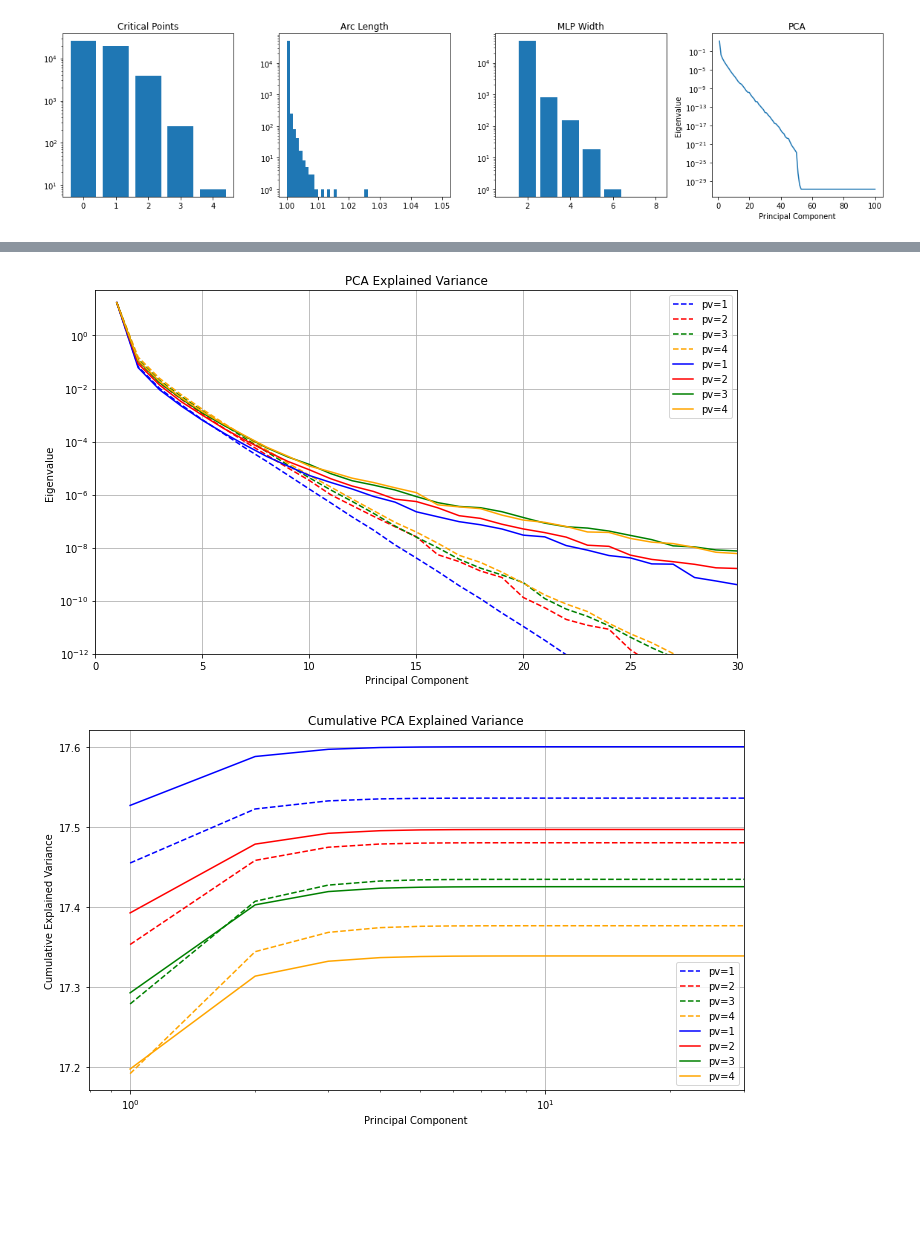
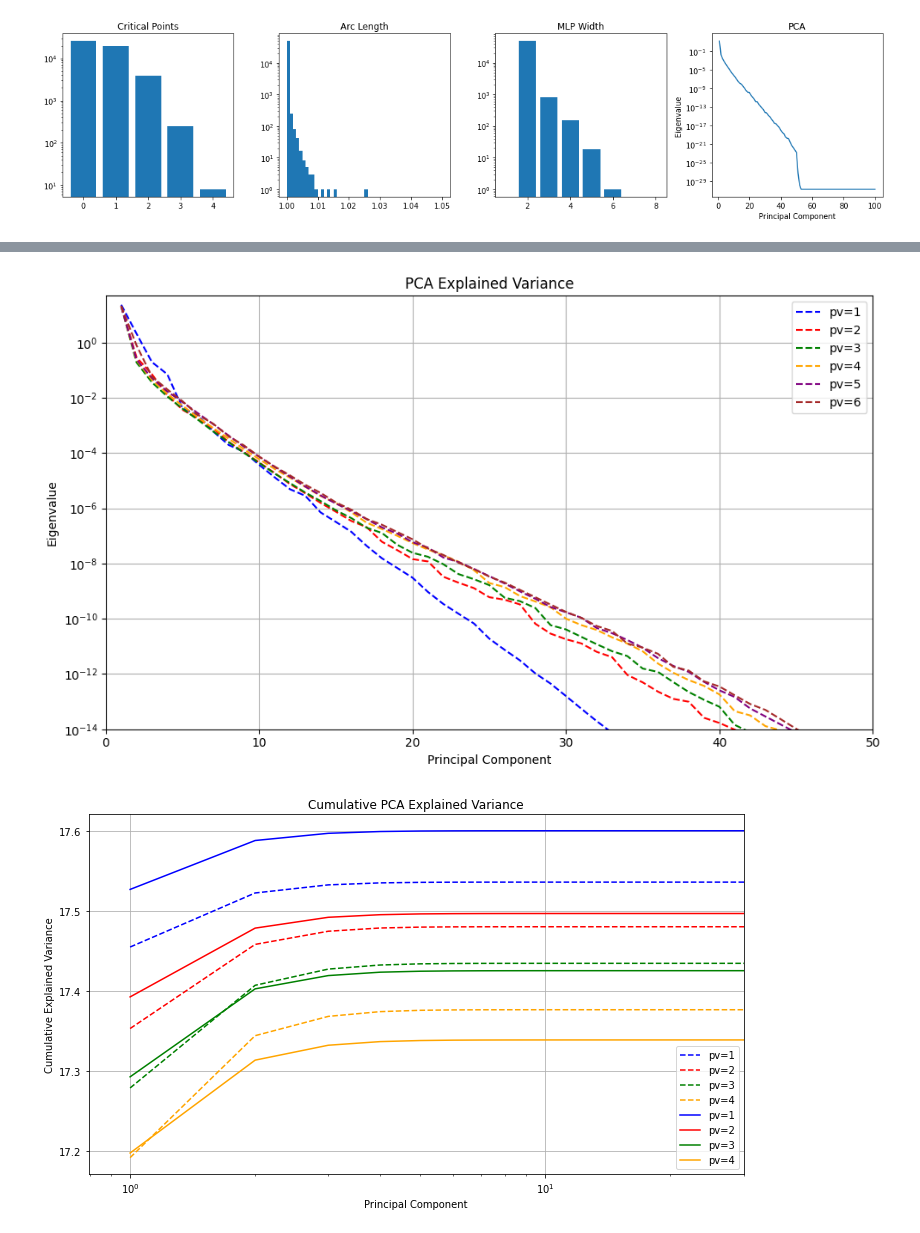
Before and after one commit to csfloyd/GlycanAnalysis, a Jupyter notebook: Python/analyze_data_signaling.ipynb, the cells around one changed output, grey strips where cells are left out. Saved outputs shown, nothing was run; the diff lists cells and outputs as text; code cells hidden in the pictures; blank space fills up the shorter version.

```diff
--- a/Python/analyze_data_signaling.ipynb
+++ b/Python/analyze_data_signaling.ipynb
@@ -213,7 +927,7 @@ plt.show()
 # %%
 # Plot PCA explained variances for multiple pv values
-path = "/Users/csfloyd/Dropbox/Projects/GlycanAnalysis/AnalyzedData/ff_scan_pr0/"
-pv_sublist = ["1", "2", "3", "4"]  # Define which pv values to plot
+path = "/Users/csfloyd/Dropbox/Projects/GlycanAnalysis/AnalyzedData/ff_scan_pr0_l/"
+pv_sublist = ["1", "2", "3", "4", "5", "6"]  # Define which pv values to plot
 colors = ['blue', 'red', 'green', 'orange', 'purple', 'brown', 'pink', 'gray']  # Color options
 
 # Create single panel plot
@@ -222,52 +936,52 @@ plt.figure(figsize=(10, 6))
 # Plot PCA for each pv value
 for i, pv in enumerate(pv_sublist):
     file = path + pv + "/pca.pkl"
     try:
         with open(file, "rb") as f:
             data = pickle.load(f)
 
         # Get the eigenvalues (principal component values)
         pc_values = data['network_data'][0]['result_value']['explained_variance']
 
         # Plot principal component values in descending order
         plt.plot(range(1, len(pc_values)+1), pc_values, '--',
                 color=colors[i % len(colors)], label=f'pv={pv}')
     except FileNotFoundError:
         print(f"File not found for pv={pv}: {file}")
     except Exception as e:
         print(f"Error processing pv={pv}: {e}")
 
-path = "/Users/csfloyd/Dropbox/Projects/GlycanAnalysis/AnalyzedData/ff_scan_pr1/"
-# Plot PCA for each pv value
-for i, pv in enumerate(pv_sublist):
-    file = path + pv + "/pca.pkl"
-    try:
-        with open(file, "rb") as f:
-            data = pickle.load(f)
+# path = "/Users/csfloyd/Dropbox/Projects/GlycanAnalysis/AnalyzedData/ff_scan_pr1/"
+# # Plot PCA for each pv value
+# for i, pv in enumerate(pv_sublist):
+#     file = path + pv + "/pca.pkl"
+#     try:
+#         with open(file, "rb") as f:
+#             data = pickle.load(f)
 
-        # Get the eigenvalues (principal component values)
-        pc_values = data['network_data'][0]['result_value']['explained_variance']
+#         # Get the eigenvalues (principal component values)
+#         pc_values = data['network_data'][0]['result_value']['explained_variance']
 
-        # Plot principal component values in descending order
-        plt.plot(range(1, len(pc_values)+1), pc_values, '-',
-                color=colors[i % len(colors)], label=f'pv={pv}')
-    except FileNotFoundError:
-        print(f"File not found for pv={pv}: {file}")
-    except Exception as e:
-        print(f"Error processing pv={pv}: {e}")
+#         # Plot principal component values in descending order
+#         plt.plot(range(1, len(pc_values)+1), pc_values, '-',
+#                 color=colors[i % len(colors)], label=f'pv={pv}')
+#     except FileNotFoundError:
+#         print(f"File not found for pv={pv}: {file}")
+#     except Exception as e:
+#         print(f"Error processing pv={pv}: {e}")
 
 plt.yscale('log')
 plt.title('PCA Explained Variance')
 plt.xlabel('Principal Component')
 plt.ylabel('Eigenvalue')
-plt.xlim(0,30)
-plt.ylim(1e-12,50)
+plt.xlim(0,50)
+plt.ylim(1e-14,50)
 plt.legend()
 plt.grid(True)
 plt.tight_layout()
 plt.show()
 # %% [output]
-[figure, old version]
+[figure, new version]
 # %%
 # Plot cumulative PCA explained variances for multiple pv values
 path = "/Users/csfloyd/Dropbox/Projects/GlycanAnalysis/AnalyzedData/ff_scan_pr0/"
```
Also changed, not shown: parts of 10 cells of this notebook, 17 other files.
